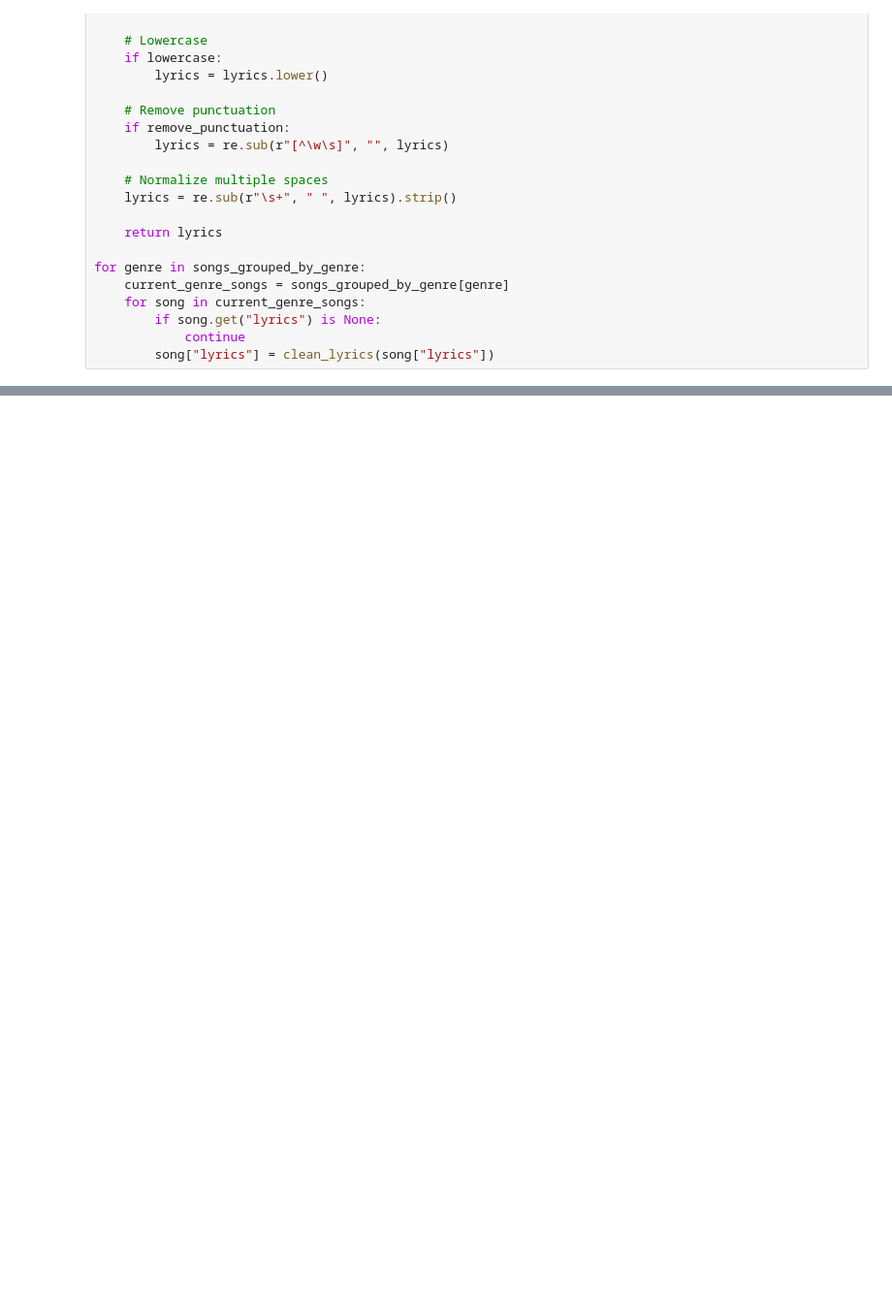
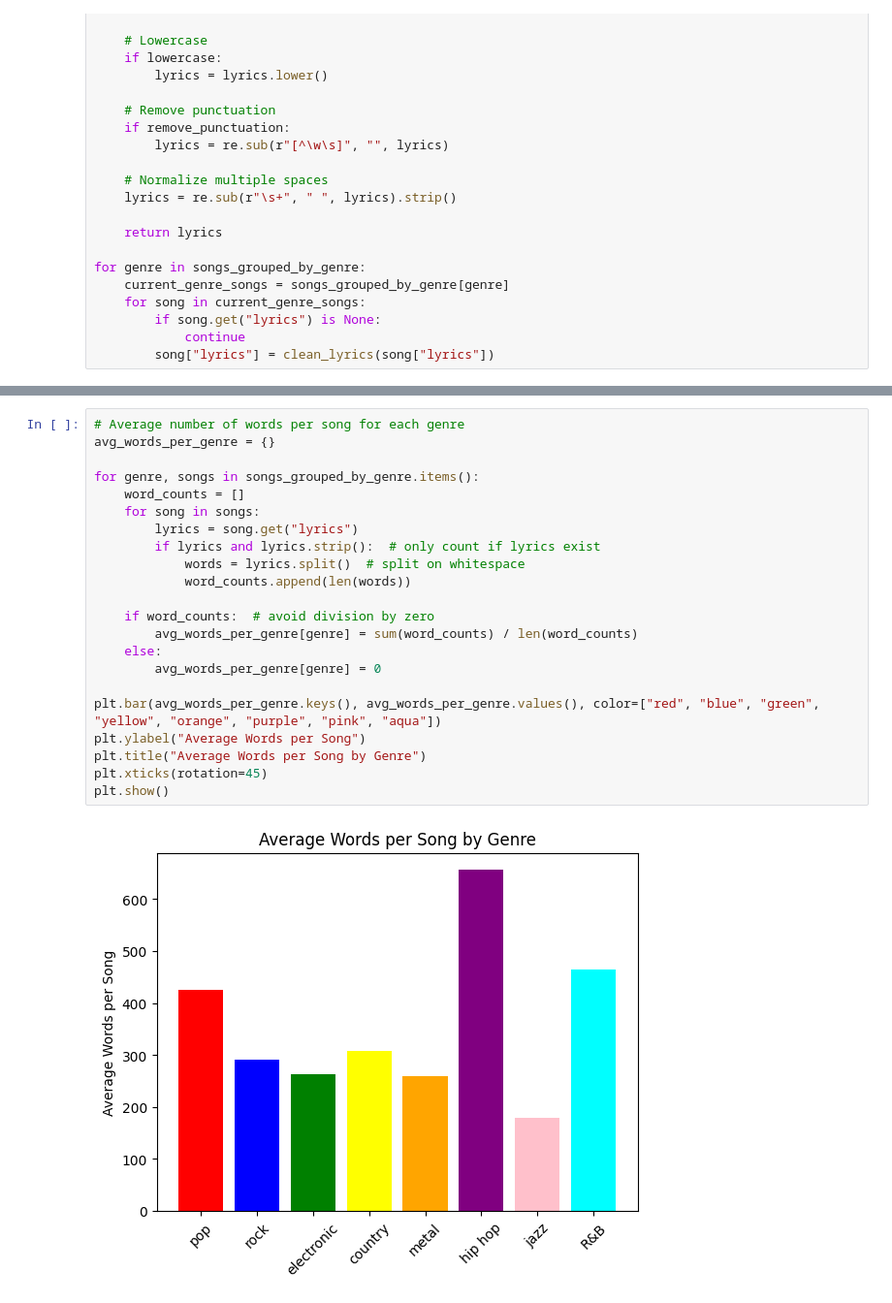
Before and after one commit to michaelhijduk/DS-4002, a Jupyter notebook: scripts/data_cleaning.ipynb, the cells around one changed output, grey strips where cells are left out. Shown at 97% size. Drawn from its saved outputs; the diff is of its cells as text; blank space fills up the shorter version.

```diff
--- a/scripts/data_cleaning.ipynb
+++ b/scripts/data_cleaning.ipynb
@@ -133,0 +129,24 @@ for genre in songs_grouped_by_genre:
+# %%
+# Average number of words per song for each genre
+avg_words_per_genre = {}
+
+for genre, songs in songs_grouped_by_genre.items():
+    word_counts = []
+    for song in songs:
+        lyrics = song.get("lyrics")
+        if lyrics and lyrics.strip():  # only count if lyrics exist
+            words = lyrics.split()  # split on whitespace
+            word_counts.append(len(words))
+
+    if word_counts:  # avoid division by zero
+        avg_words_per_genre[genre] = sum(word_counts) / len(word_counts)
+    else:
+        avg_words_per_genre[genre] = 0
+
+plt.bar(avg_words_per_genre.keys(), avg_words_per_genre.values(), color=["red", "blue", "green", "yellow", "orange", "purple", "pink", "aqua"])
+plt.ylabel("Average Words per Song")
+plt.title("Average Words per Song by Genre")
+plt.xticks(rotation=45)
+plt.show()
+# %% [output]
+[figure, added]
```
Also changed, not shown: parts of 6 cells of this notebook, 1 other file.
